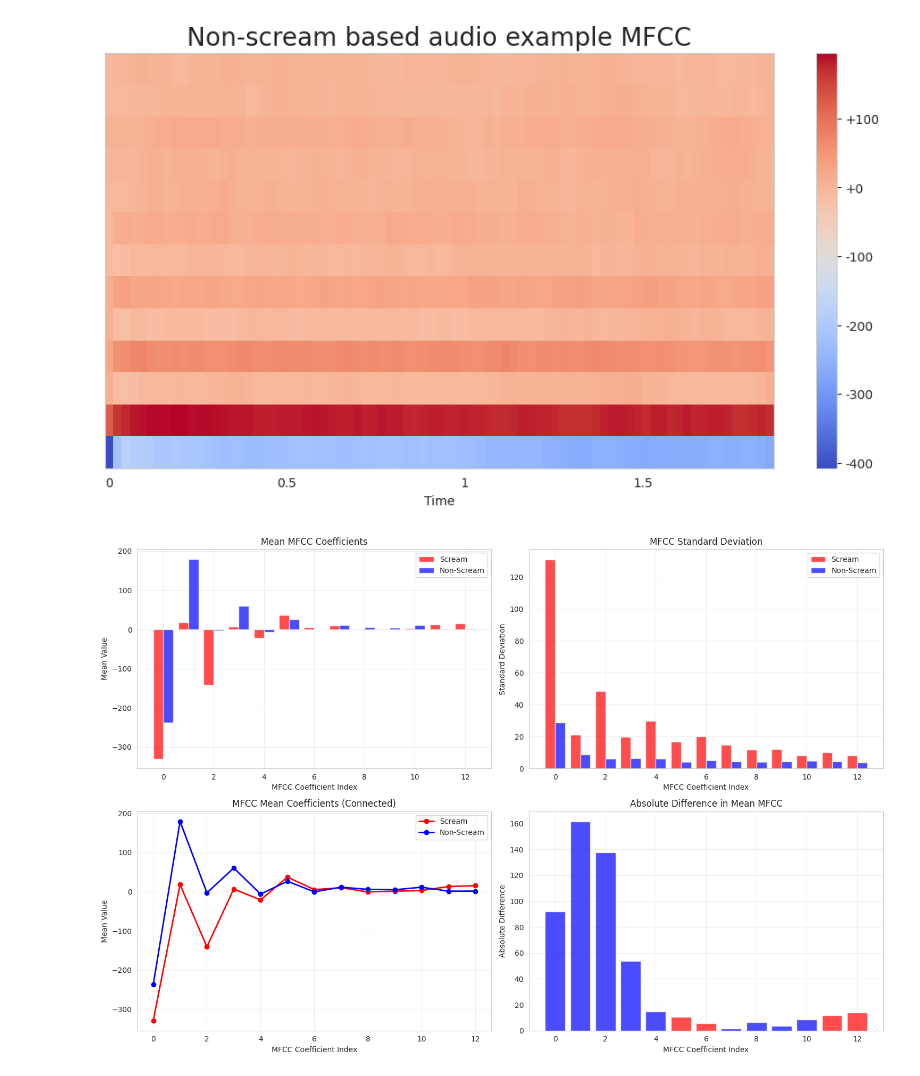
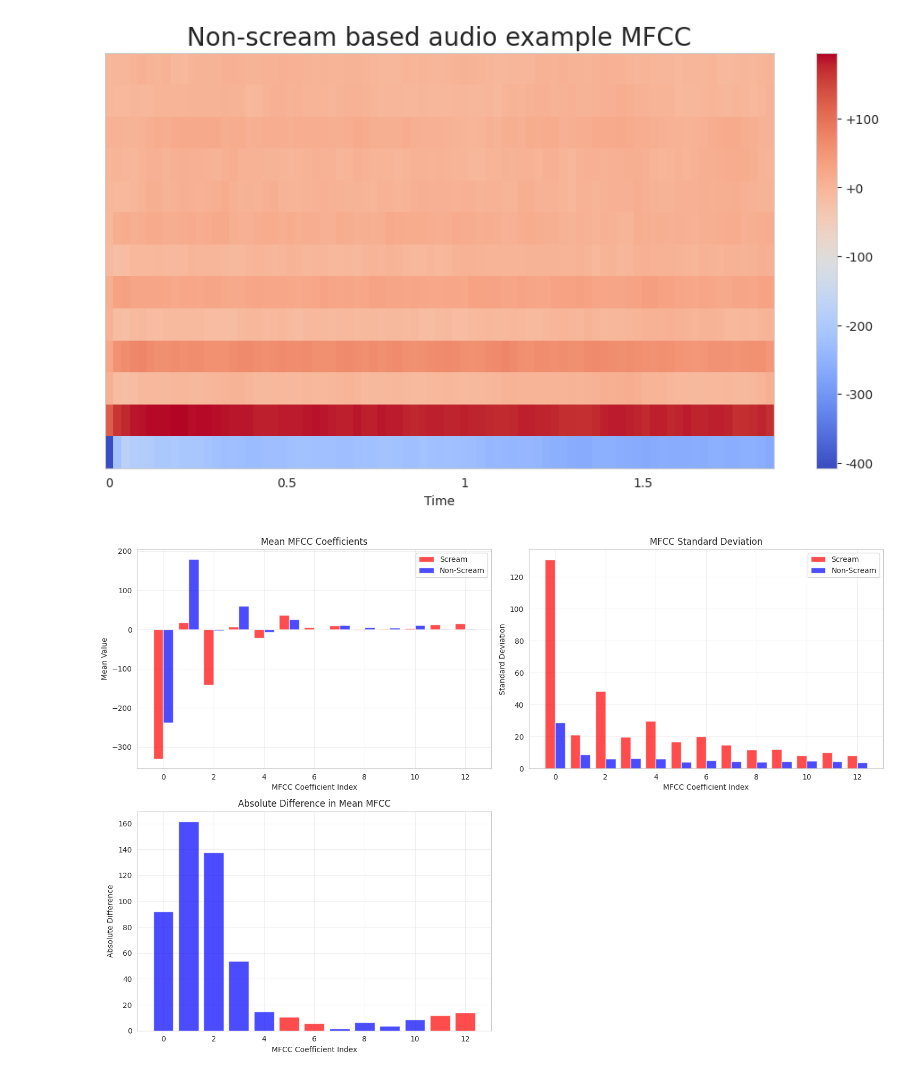
Before and after one commit to JoelSaji04231/Scream-Detection-using-ML-and-DL-models, a Jupyter notebook: crimealert.ipynb, the cells around one changed output. Saved outputs shown, nothing was run; the diff lists cells and outputs as text; code cells hidden in the pictures.

```diff
--- a/crimealert.ipynb
+++ b/crimealert.ipynb
@@ -128,43 +130,46 @@ plt.show()
 # %%
 #Statistical analysis of MFCC
 mfcc1_mean = np.mean(mfcc1, axis=1)
 mfcc1_std = np.std(mfcc1, axis=1)
 mfcc2_mean = np.mean(mfcc2, axis=1)
 mfcc2_std = np.std(mfcc2, axis=1)
 
 # Create subplots
 fig_stats, axes = plt.subplots(2, 2, figsize=(15, 10))
 
 x = np.arange(13)
 
+# Mean comparison
+x = np.arange(13)
+axes[0,0].bar(x - 0.2, mfcc1_mean, 0.4, label='Scream', alpha=0.7, color='red')
+axes[0,0].bar(x + 0.2, mfcc2_mean, 0.4, label='Non-Scream', alpha=0.7, color='blue')
+axes[0,0].set_title('Mean MFCC Coefficients')
+axes[0,0].set_xlabel('MFCC Coefficient Index')
+axes[0,0].set_ylabel('Mean Value')
+axes[0,0].legend()
+axes[0,0].grid(True, alpha=0.3)
+
 # Standard deviation comparison
 axes[0,1].bar(x - 0.2, mfcc1_std, 0.4, label='Scream', alpha=0.7, color='red')
 axes[0,1].bar(x + 0.2, mfcc2_std, 0.4, label='Non-Scream', alpha=0.7, color='blue')
 axes[0,1].set_title('MFCC Standard Deviation')
 axes[0,1].set_xlabel('MFCC Coefficient Index')
 axes[0,1].set_ylabel('Standard Deviation')
 axes[0,1].legend()
 axes[0,1].grid(True, alpha=0.3)
 
-# Line plot for means
-axes[1,0].plot(x, mfcc1_mean, 'ro-', label='Scream', linewidth=2, markersize=6)
-axes[1,0].plot(x, mfcc2_mean, 'bo-', label='Non-Scream', linewidth=2, markersize=6)
-axes[1,0].set_title('MFCC Mean Coefficients (Connected)')
-axes[1,0].set_xlabel('MFCC Coefficient Index')
-axes[1,0].set_ylabel('Mean Value')
-axes[1,0].legend()
-axes[1,0].grid(True, alpha=0.3)
-
 # Absolute difference
 diff = np.abs(mfcc1_mean - mfcc2_mean)
 colors = ['red' if mfcc1_mean[i] > mfcc2_mean[i] else 'blue' for i in range(13)]
-axes[1,1].bar(x, diff, color=colors, alpha=0.7)
-axes[1,1].set_title('Absolute Difference in Mean MFCC')
-axes[1,1].set_xlabel('MFCC Coefficient Index')
-axes[1,1].set_ylabel('Absolute Difference')
-axes[1,1].grid(True, alpha=0.3)
+axes[1,0].bar(x, diff, color=colors, alpha=0.7)
+axes[1,0].set_title('Absolute Difference in Mean MFCC')
+axes[1,0].set_xlabel('MFCC Coefficient Index')
+axes[1,0].set_ylabel('Absolute Difference')
+axes[1,0].grid(True, alpha=0.3)
+
+axes[1,1].axis('off')
 
 plt.tight_layout()
 plt.show()
 # %% [output]
-[figure, old version]
+[figure, new version]
```
Also changed, not shown: parts of 5 cells of this notebook.
